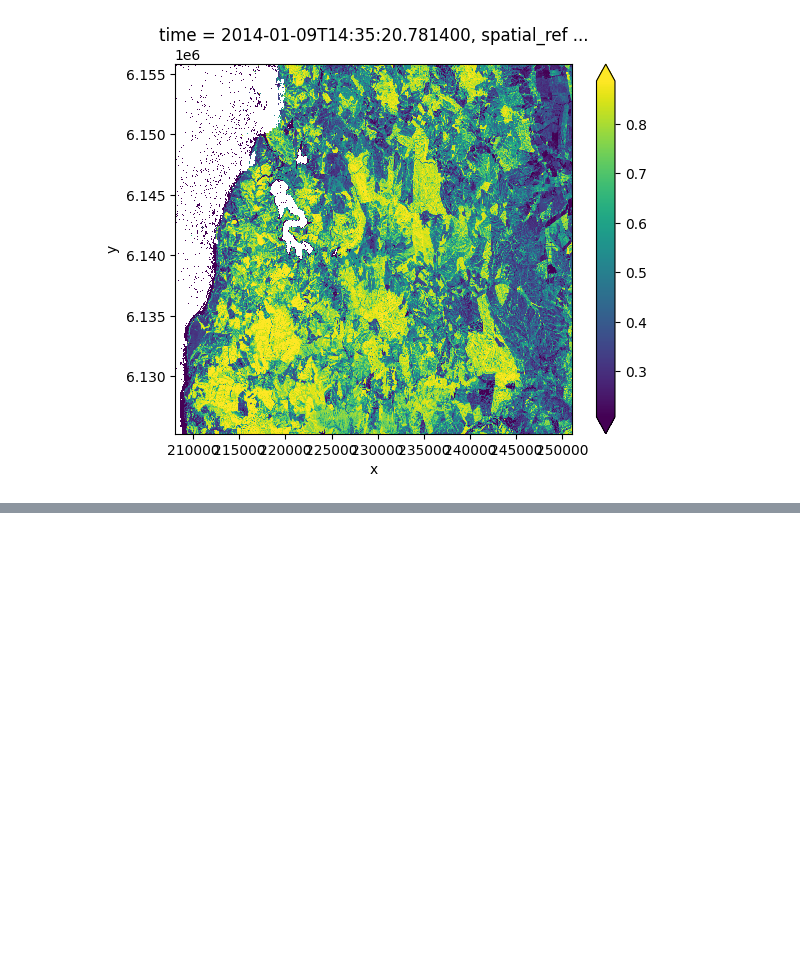
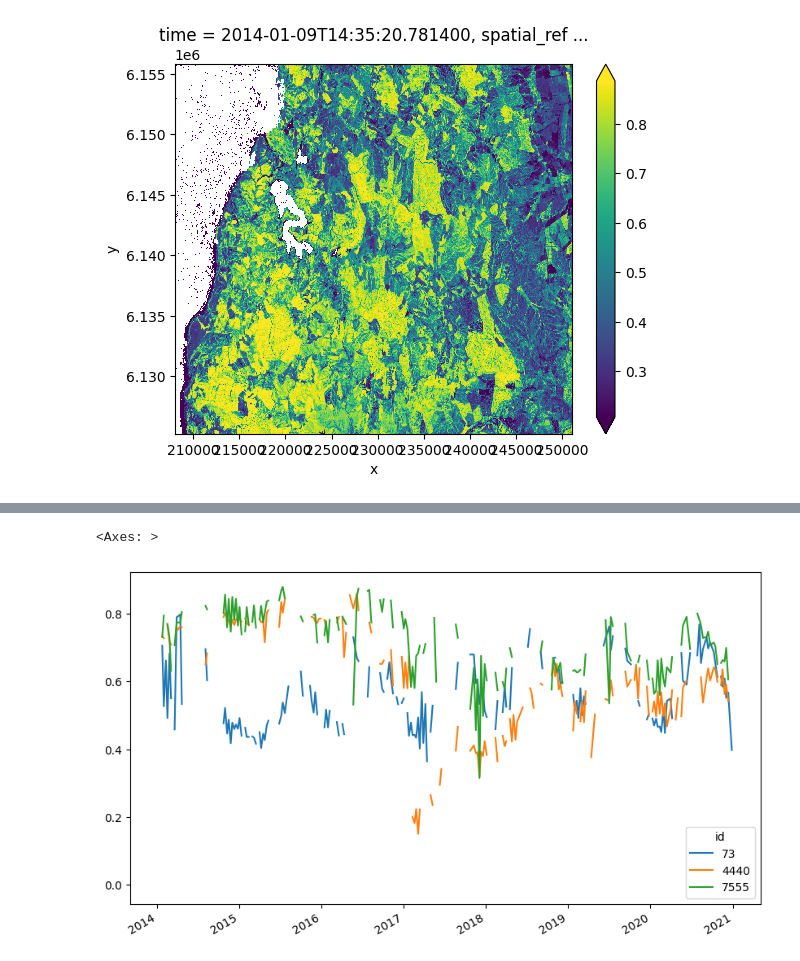
Before and after one commit to alvaroparedesl/teledeteccion_ambiental, a Jupyter notebook: taller_02/get_data.ipynb, the cells around one changed output, grey strips where cells are left out. Drawn from its saved outputs; the diff is of its cells as text; code cells hidden in the pictures; blank space fills up the shorter version.

```diff
--- a/taller_02/get_data.ipynb
+++ b/taller_02/get_data.ipynb
@@ -256,0 +297,9 @@ ndvi.isel(time=0).plot(robust=True)
+# %%
+puntos = ma.loc[(ma.nivel_1 == 200) & (ma.id.isin([73, 4440, 7555]) )]  # bosque
+# %%
+x_ = xr.DataArray(puntos.geometry.x)
+y_ = xr.DataArray(puntos.geometry.y)
+valores = ndvi.sel(x=x_, y=y_, method="nearest").values
+
+vfv = pd.DataFrame(valores, columns=puntos.id, index=ndvi.time)
+vfv
@@ -256,0 +320,5 @@ ndvi.isel(time=0).plot(robust=True)
+# %%
+vfv.plot(figsize=(10, 6))
+# %% [output]
+<Axes: >
+[figure, added]
```
Also changed, not shown: parts of 16 cells of this notebook.
